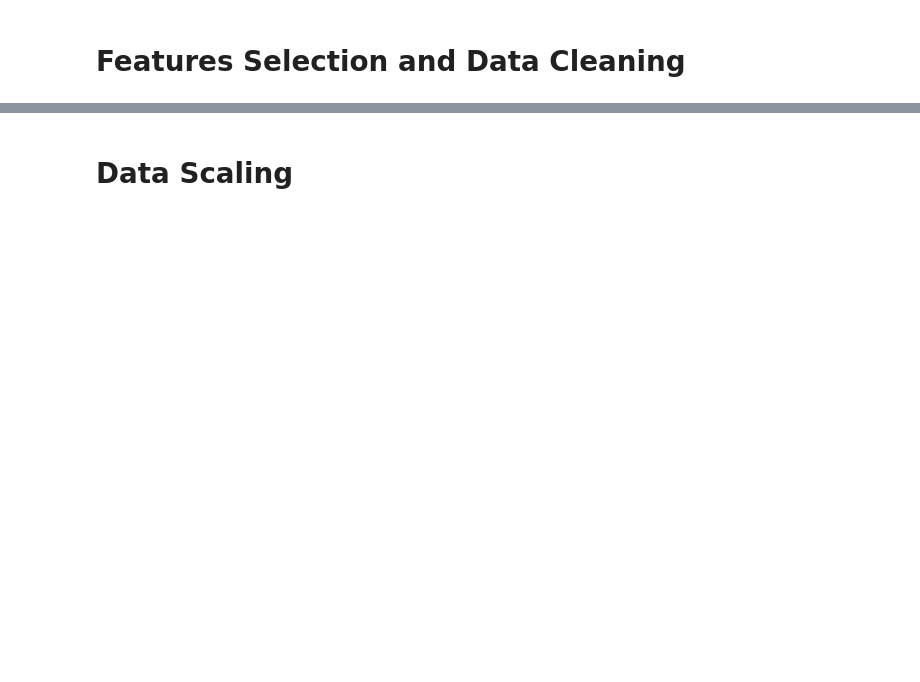
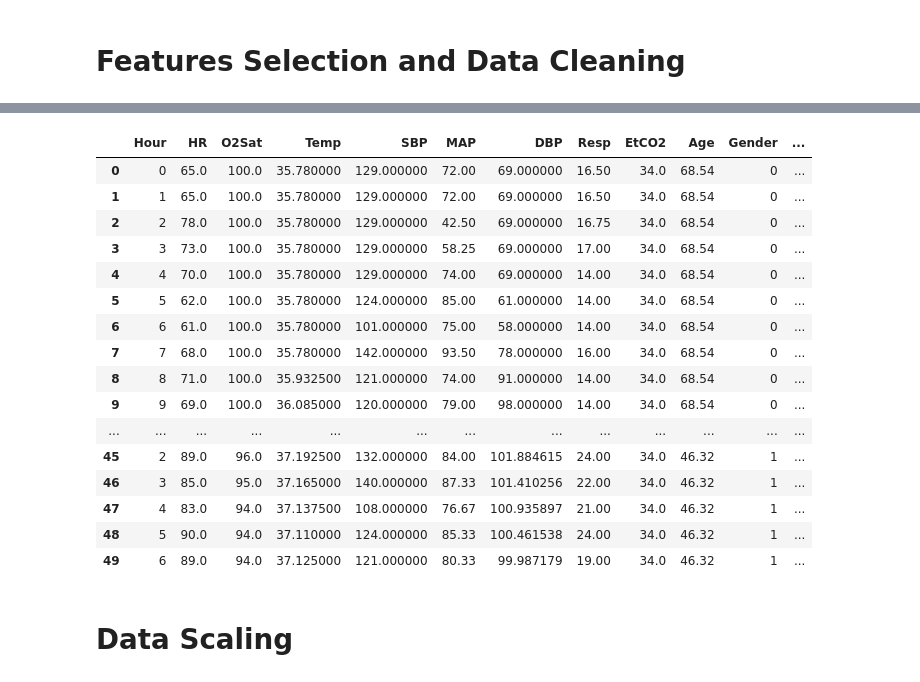
Before and after one commit to Charlie5545/icu-watch, a Jupyter notebook: notebooks/charlie_final.ipynb, the cells around one changed output, grey strips where cells are left out. Saved outputs shown, nothing was run; the diff lists cells and outputs as text; code cells hidden in the pictures; blank space fills up the shorter version.

```diff
--- a/notebooks/charlie_final.ipynb
+++ b/notebooks/charlie_final.ipynb
@@ -60,5 +73,23 @@ df_filled = df1.bfill().ffill()
 # %%
-#df.head(50)
+df_filled.head(50)
+# %% [output]
+|  | Hour | HR | O2Sat | Temp | SBP | MAP | DBP | Resp | EtCO2 | Age | Gender | ... |
+| 0 | 0 | 65.0 | 100.0 | 35.780000 | 129.000000 | 72.00 | 69.000000 | 16.50 | 34.0 | 68.54 | 0 | ... |
+| 1 | 1 | 65.0 | 100.0 | 35.780000 | 129.000000 | 72.00 | 69.000000 | 16.50 | 34.0 | 68.54 | 0 | ... |
+| 2 | 2 | 78.0 | 100.0 | 35.780000 | 129.000000 | 42.50 | 69.000000 | 16.75 | 34.0 | 68.54 | 0 | ... |
+| 3 | 3 | 73.0 | 100.0 | 35.780000 | 129.000000 | 58.25 | 69.000000 | 17.00 | 34.0 | 68.54 | 0 | ... |
+| 4 | 4 | 70.0 | 100.0 | 35.780000 | 129.000000 | 74.00 | 69.000000 | 14.00 | 34.0 | 68.54 | 0 | ... |
+| 5 | 5 | 62.0 | 100.0 | 35.780000 | 124.000000 | 85.00 | 61.000000 | 14.00 | 34.0 | 68.54 | 0 | ... |
+| 6 | 6 | 61.0 | 100.0 | 35.780000 | 101.000000 | 75.00 | 58.000000 | 14.00 | 34.0 | 68.54 | 0 | ... |
+| 7 | 7 | 68.0 | 100.0 | 35.780000 | 142.000000 | 93.50 | 78.000000 | 16.00 | 34.0 | 68.54 | 0 | ... |
+| 8 | 8 | 71.0 | 100.0 | 35.932500 | 121.000000 | 74.00 | 91.000000 | 14.00 | 34.0 | 68.54 | 0 | ... |
+| 9 | 9 | 69.0 | 100.0 | 36.085000 | 120.000000 | 79.00 | 98.000000 | 14.00 | 34.0 | 68.54 | 0 | ... |
+| ... | ... | ... | ... | ... | ... | ... | ... | ... | ... | ... | ... | ... |
+| 45 | 2 | 89.0 | 96.0 | 37.192500 | 132.000000 | 84.00 | 101.884615 | 24.00 | 34.0 | 46.32 | 1 | ... |
+| 46 | 3 | 85.0 | 95.0 | 37.165000 | 140.000000 | 87.33 | 101.410256 | 22.00 | 34.0 | 46.32 | 1 | ... |
+| 47 | 4 | 83.0 | 94.0 | 37.137500 | 108.000000 | 76.67 | 100.935897 | 21.00 | 34.0 | 46.32 | 1 | ... |
+| 48 | 5 | 90.0 | 94.0 | 37.110000 | 124.000000 | 85.33 | 100.461538 | 24.00 | 34.0 | 46.32 | 1 | ... |
+| 49 | 6 | 89.0 | 94.0 | 37.125000 | 121.000000 | 80.33 | 99.987179 | 19.00 | 34.0 | 46.32 | 1 | ... |
 # %% [markdown]
 # Data Scaling
 # %%
```
Also changed, not shown: parts of 13 cells of this notebook.
